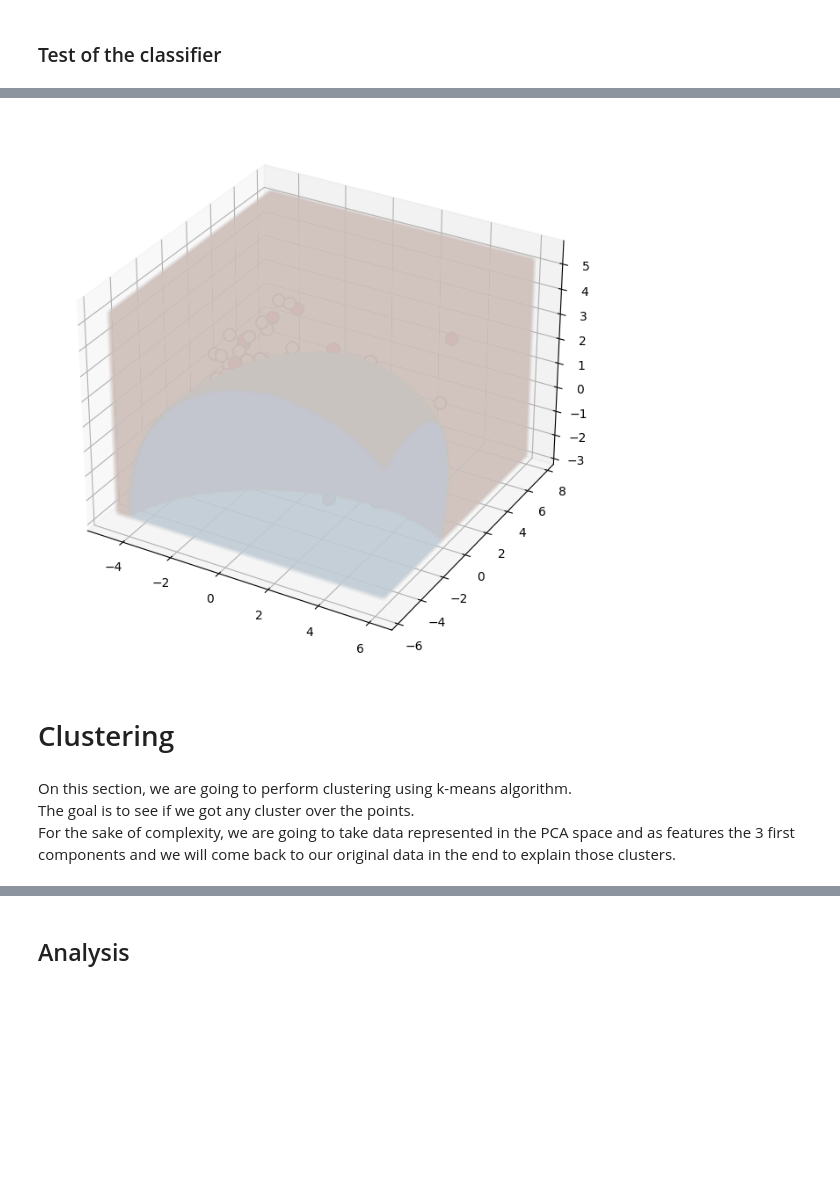
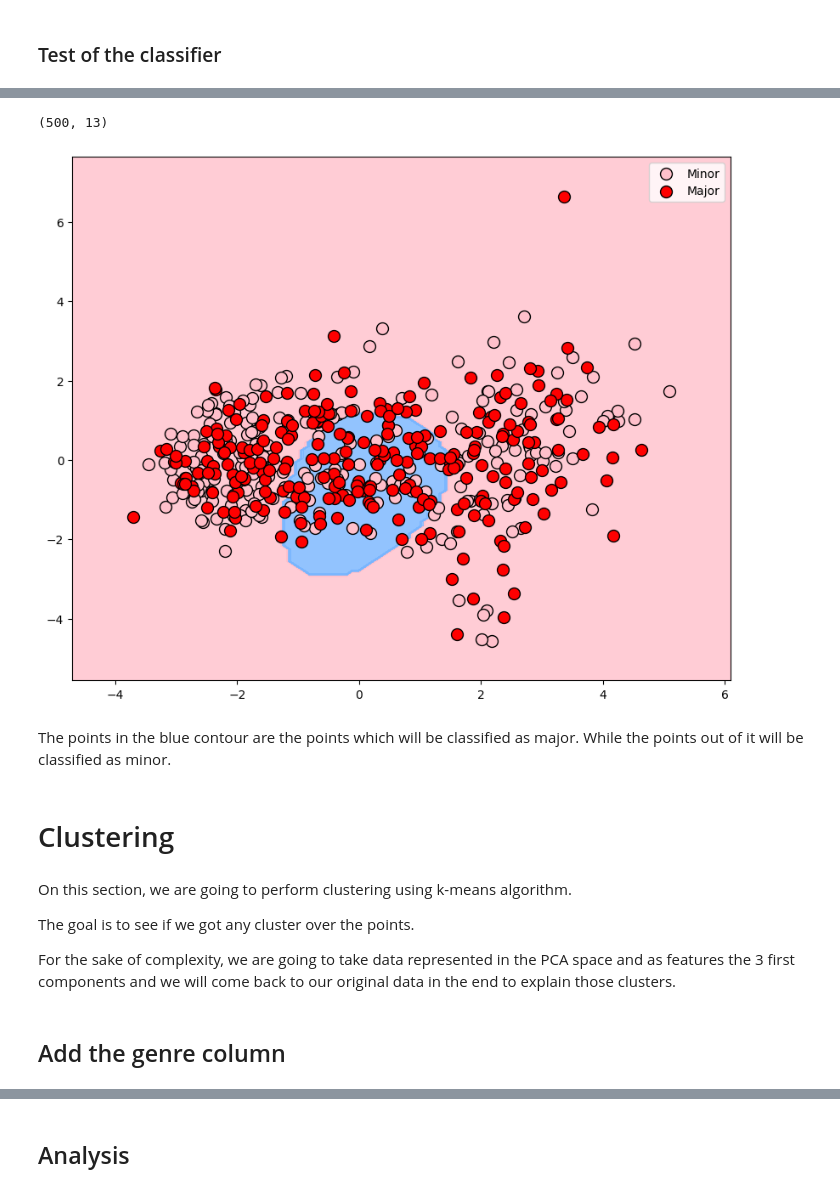
Before and after one commit to Manuela-AYO/DAProject2022, a Jupyter notebook: spotifyAnalysis.ipynb, the cells around one changed output, grey strips where cells are left out. Drawn from its saved outputs; the diff is of its cells as text; code cells hidden in the pictures; blank space fills up the shorter version.

Commit message:
Clustering

```diff
--- a/spotifyAnalysis.ipynb
+++ b/spotifyAnalysis.ipynb
@@ -1351,0 +1351,13 @@ plt.show()
+# %%
+plt.figure(figsize=(16,8))
+plt.scatter(np.array(new_df["speechiness"]), np.array(new_df["acousticness"]), c=np.array(new_df["mode"]))
+colors = ["red", "blue"]
+labels = ["Minor", "Major"]
+for i in [0,1]:
+    plt.scatter(np.array(new_df[new_df["mode"] == i]["speechiness"]), np.array(new_df[new_df["mode"] == i]["acousticness"]),
+                c=colors[i], label=labels[i])
+plt.xlabel("Speechiness")
+plt.ylabel("Acousticness")
+plt.title("Visualization on the dataset of the distribution of the mode")
+plt.legend(loc="upper left")
+plt.show()
@@ -1646,20 +1667,30 @@ prediction.shape
+# %%
+X_test_pca.shape
+# %% [output]
+(500, 13)
 # %%
 fig = plt.figure(figsize=(10,8))
 ax = fig.add_subplot(111)
-cmap = colors.ListedColormap(["white", "red"])
-ax.contour(xx, yy, prediction, cmap=cmap, alpha=0.1)
-ax.scatter(X_test_pca[:,0], X_test_pca[:,1],
-           c = y_test,
-           cmap = cmap,
-           s = 100,
-           edgecolors = "k",
-           alpha = 1)
+color = ["pink", "red"]
+labels = ["Minor", "Major"]
+cmap = colors.ListedColormap(["pink", "#77b5fe"])
+ax.contourf(xx, yy, prediction, cmap=cmap,  alpha=0.8)
+for i in [0,1]:
+    indexes = np.where(y_test == i)[0]
+    ax.scatter(X_test_pca[indexes,0], X_test_pca[indexes, 1], c=color[i], s=100, edgecolors="k", alpha=1, label=labels[i])
+
+plt.title("")
+plt.legend()
 plt.show()
 # %% [output]
-[figure, old version]
+[figure, new version]
+# %% [markdown]
+The points in the blue contour are the points which will be classified as major. While the points out of it will be classified as minor.
 # %% [markdown]
 # Clustering
 # %% [markdown]
-On this section, we are going to perform clustering using k-means algorithm. \
-The goal is to see if we got any cluster over the points.\
+On this section, we are going to perform clustering using k-means algorithm.
+
+The goal is to see if we got any cluster over the points.
+
 For the sake of complexity, we are going to take data represented in the PCA space and as features the 3 first components and we will come back to our original data in the end to explain those clusters.
@@ -1667,0 +1697,2 @@ from sklearn.cluster import KMeans
+# %% [markdown]
+## Add the genre column
```
Also changed, not shown: parts of 47 cells of this notebook.
